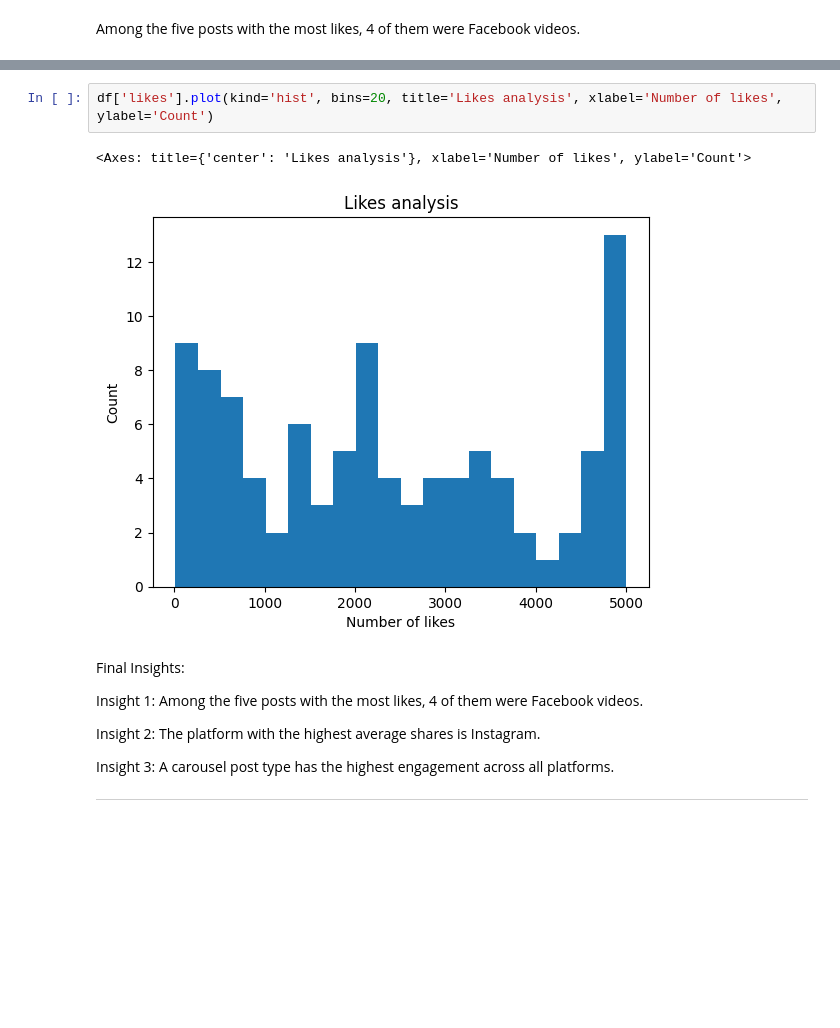
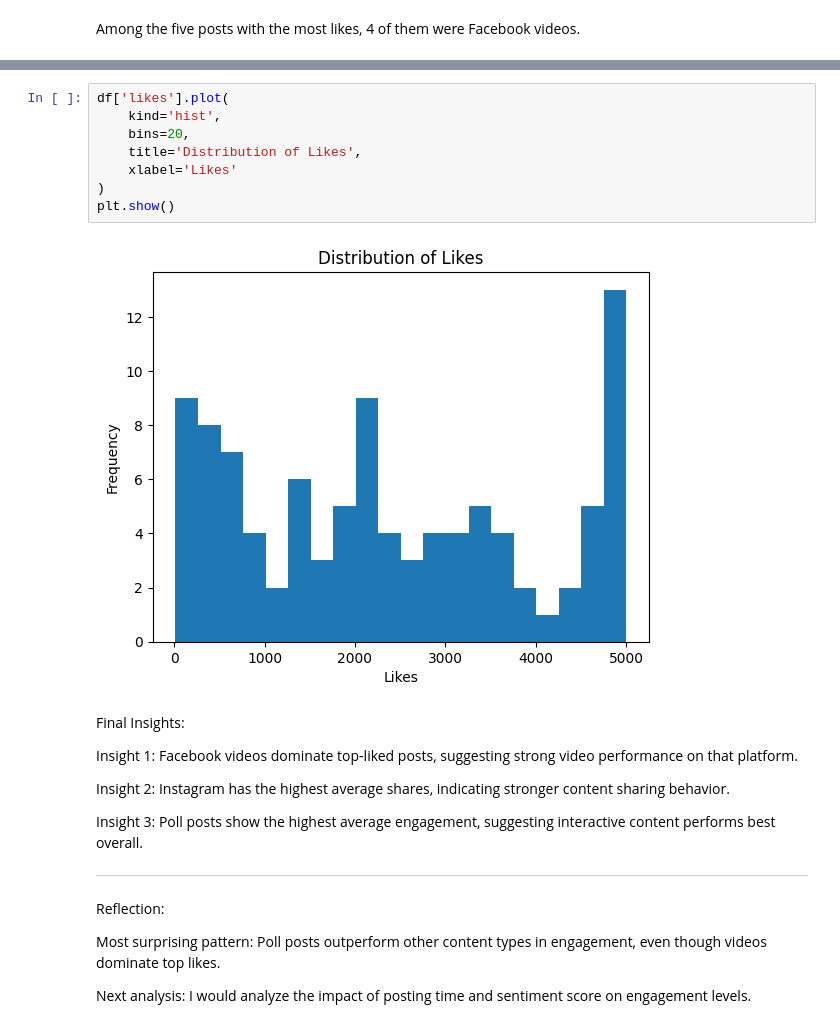
Before and after one commit to walji123/data-analysis-practical-assignment, a Jupyter notebook: Social_Media_Engagement_.ipynb, the cells around one changed output, grey strips where cells are left out. Saved outputs shown, nothing was run; the diff lists cells and outputs as text; blank space fills up the shorter version.

Commit message:
feat: complete social media engagement EDA project

```diff
--- a/Social_Media_Engagement_.ipynb
+++ b/Social_Media_Engagement_.ipynb
@@ -163,16 +211,30 @@ platform_likes.plot(kind='barh', title = 'Average Likes by Platform')
 # %%
-df['likes'].plot(kind='hist', bins=20, title='Likes analysis', xlabel='Number of likes', ylabel='Count')
+df['likes'].plot(
+    kind='hist',
+    bins=20,
+    title='Distribution of Likes',
+    xlabel='Likes'
+)
+plt.show()
 # %% [output]
-<Axes: title={'center': 'Likes analysis'}, xlabel='Number of likes', ylabel='Count'>
-[figure, old version]
+[figure, new version]
-# %% [markdown]
-Final Insights:
-
-Insight 1: Among the five posts with the most likes, 4 of them were Facebook videos.
-
-Insight 2: The platform with the highest average shares is Instagram.
-
-Insight 3: A carousel post type has the highest engagement across all platforms.
-
-
----
+# %% [markdown]
+Final Insights:
+
+
+Insight 1: Facebook videos dominate top-liked posts, suggesting strong video performance on that platform.
+
+Insight 2: Instagram has the highest average shares, indicating stronger content sharing behavior.
+
+Insight 3: Poll posts show the highest average engagement, suggesting interactive content performs best overall.
+
+
+---
+# %% [markdown]
+Reflection:
+
+Most surprising pattern:
+Poll posts outperform other content types in engagement, even though videos dominate top likes.
+
+Next analysis:
+I would analyze the impact of posting time and sentiment score on engagement levels.
```
Also changed, not shown: parts of 16 cells of this notebook.
